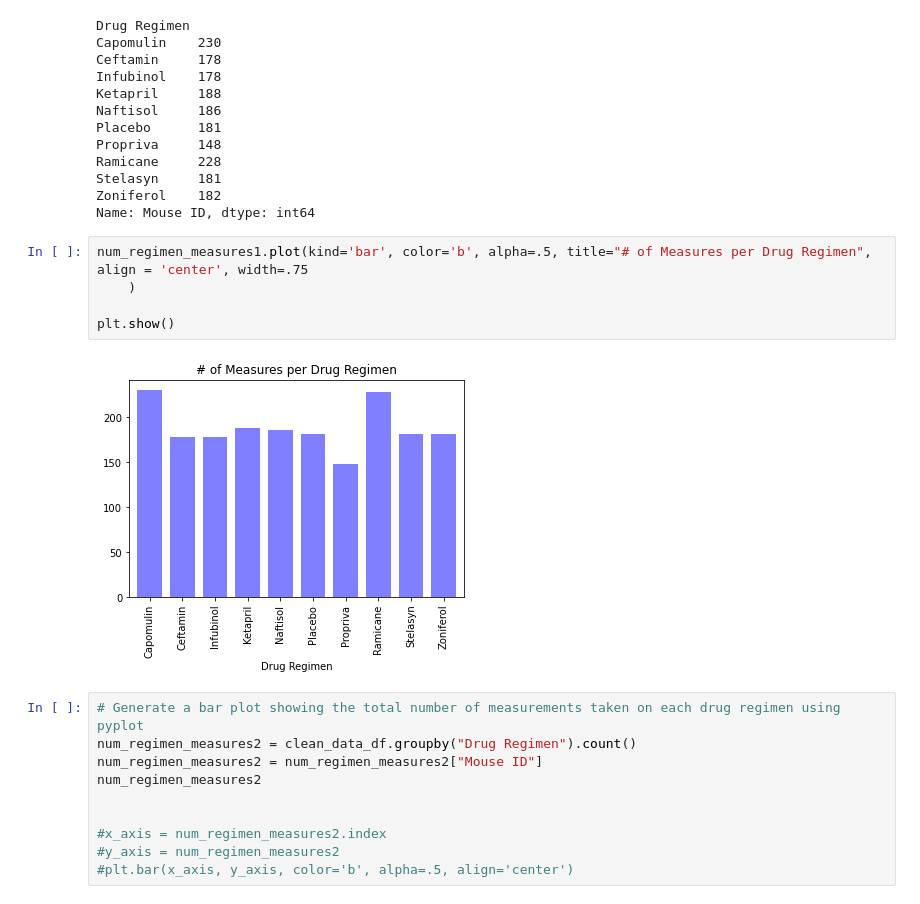
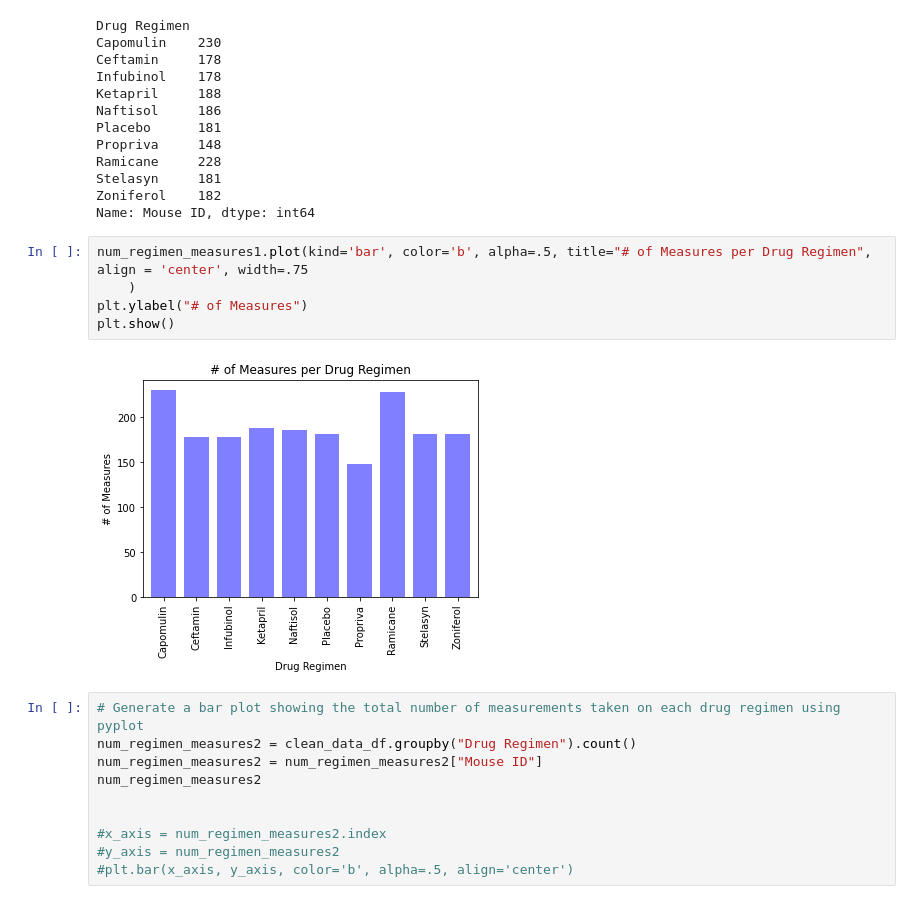
Before and after one commit to willserene/Matplotlib_Challenge, a Jupyter notebook: Pymaceuticals/pymaceuticals_starter.ipynb, the cells around one changed output. Cells and saved outputs as stored; diff of their text form.

```diff
--- a/Pymaceuticals/pymaceuticals_starter.ipynb
+++ b/Pymaceuticals/pymaceuticals_starter.ipynb
@@ -281,10 +285,10 @@ Name: Mouse ID, dtype: int64
 # %%
 num_regimen_measures1.plot(kind='bar', color='b', alpha=.5, title="# of Measures per Drug Regimen", align = 'center', width=.75
     )
-
+plt.ylabel("# of Measures")
 plt.show()
 # %% [output]
-[figure, old version]
+[figure, new version]
 # %%
 # Generate a bar plot showing the total number of measurements taken on each drug regimen using pyplot
 num_regimen_measures2 = clean_data_df.groupby("Drug Regimen").count()
```
Also changed, not shown: parts of 3 cells of this notebook, 1 other file.
